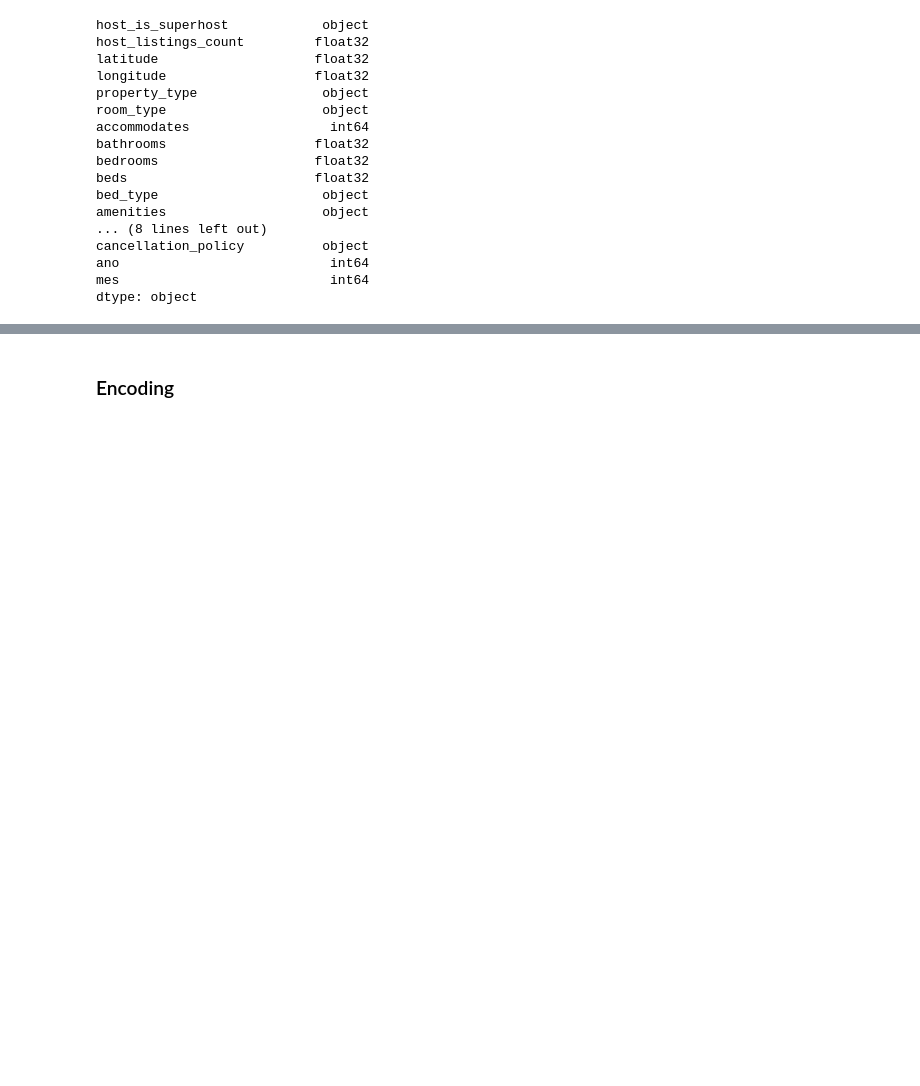
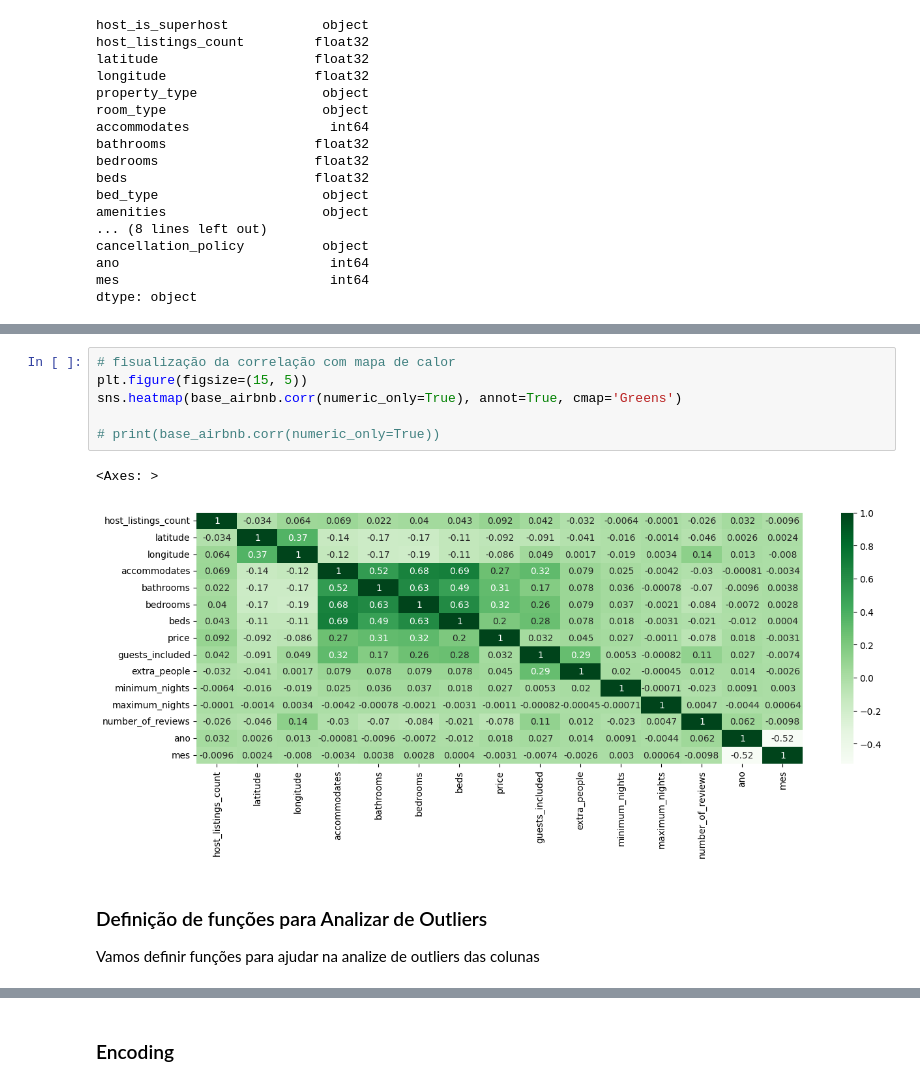
Before and after one commit to MarcioLuizBR/Ciencia_dados_Airbnb, a Jupyter notebook: Solução Airbnb Rio.ipynb, the cells around one changed output, grey strips where cells are left out. Cells and saved outputs as stored; diff of their text form; blank space fills up the shorter version.

```diff
--- a/Solução Airbnb Rio.ipynb
+++ b/Solução Airbnb Rio.ipynb
@@ -319,0 +337,13 @@ dtype: object
+# %%
+# fisualização da correlação com mapa de calor
+plt.figure(figsize=(15, 5))
+sns.heatmap(base_airbnb.corr(numeric_only=True), annot=True, cmap='Greens')
+
+# print(base_airbnb.corr(numeric_only=True))
+# %% [output]
+<Axes: >
+[figure, added]
+# %% [markdown]
+### Definição de funções para Analizar de Outliers
+
+Vamos definir funções para ajudar na analize de outliers das colunas
```
Also changed, not shown: parts of 25 cells of this notebook.
